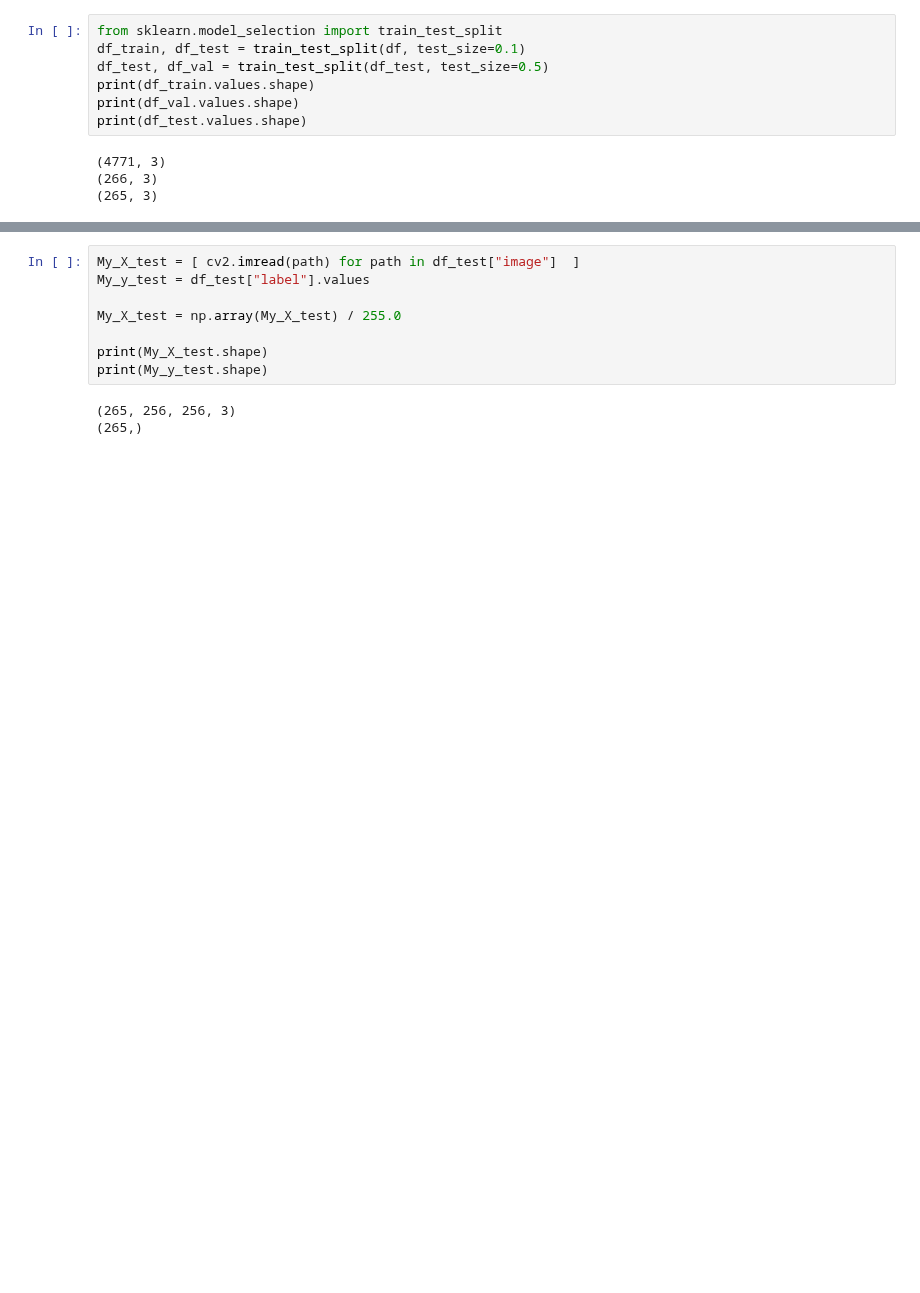
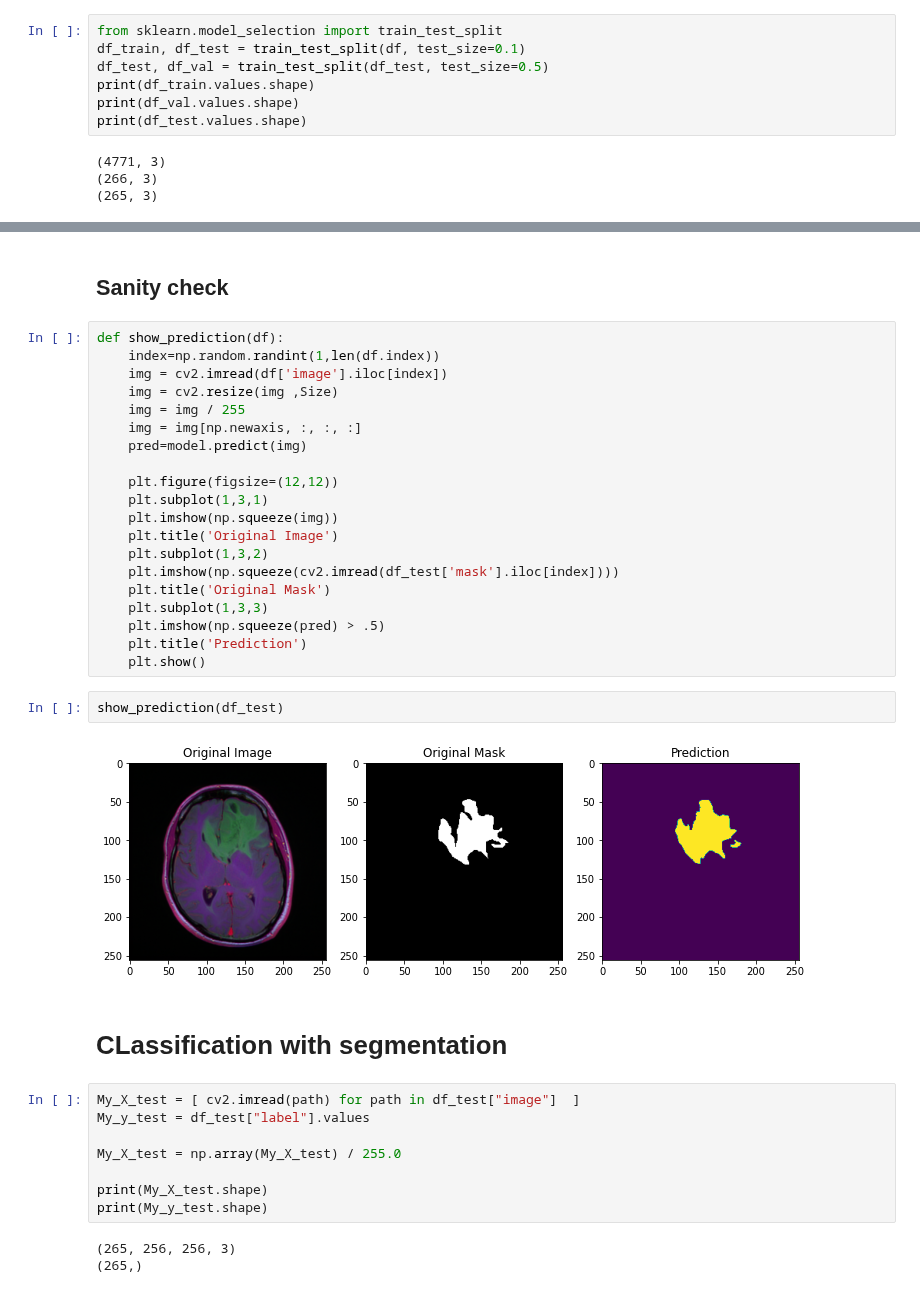
Before and after one commit to FgSurewin/Brain_Tumor_Project, a Jupyter notebook: notebooks/Deep_Learning/04_deep_learning_segmentation.ipynb, the cells around one changed output, grey strips where cells are left out. Saved outputs shown, nothing was run; the diff lists cells and outputs as text; blank space fills up the shorter version.

```diff
--- a/notebooks/Deep_Learning/04_deep_learning_segmentation.ipynb
+++ b/notebooks/Deep_Learning/04_deep_learning_segmentation.ipynb
@@ -367,3 +279,31 @@ for i in range(3):
+# %% [markdown]
+## Sanity check
+# %%
+def show_prediction(df):
+    index=np.random.randint(1,len(df.index))
+    img = cv2.imread(df['image'].iloc[index])
+    img = cv2.resize(img ,Size)
+    img = img / 255
+    img = img[np.newaxis, :, :, :]
+    pred=model.predict(img)
+
+    plt.figure(figsize=(12,12))
+    plt.subplot(1,3,1)
+    plt.imshow(np.squeeze(img))
+    plt.title('Original Image')
+    plt.subplot(1,3,2)
+    plt.imshow(np.squeeze(cv2.imread(df_test['mask'].iloc[index])))
+    plt.title('Original Mask')
+    plt.subplot(1,3,3)
+    plt.imshow(np.squeeze(pred) > .5)
+    plt.title('Prediction')
+    plt.show()
+# %%
+show_prediction(df_test)
+# %% [output]
+[figure, added]
+# %% [markdown]
+# CLassification with segmentation
 # %%
 My_X_test = [ cv2.imread(path) for path in df_test["image"]  ]
 My_y_test = df_test["label"].values
```
Also changed, not shown: parts of 64 cells of this notebook, 25 other files.
